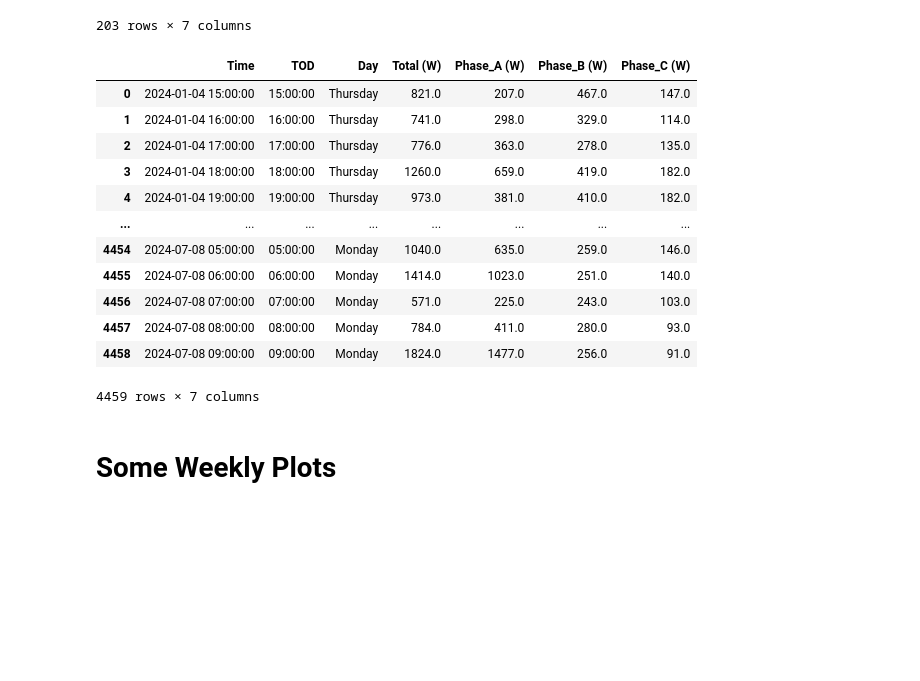
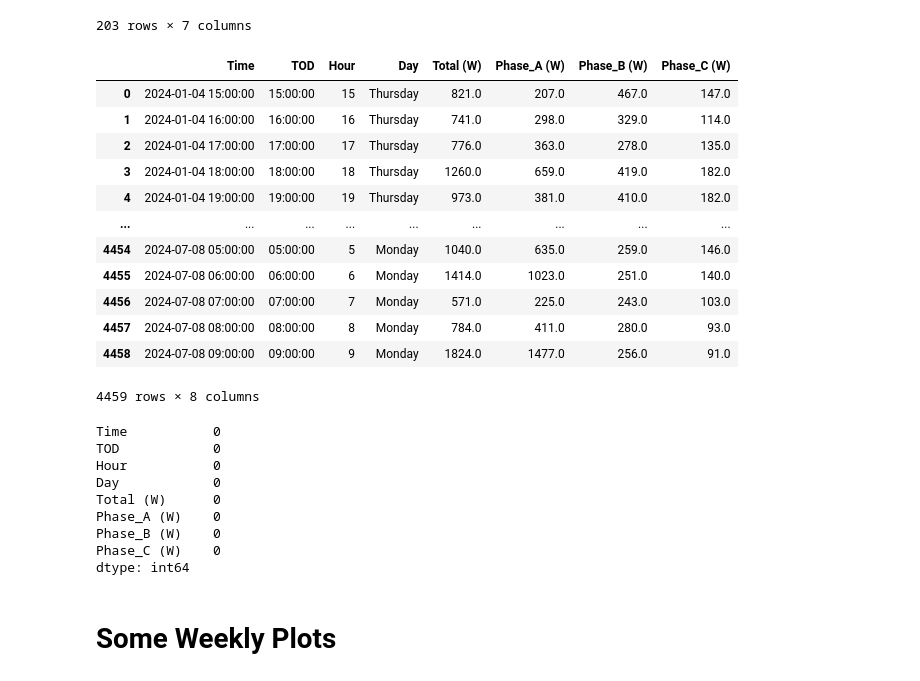
Before and after one commit to nabinhere/Load-Forecasting, a Jupyter notebook: forecast_data_preprocess.ipynb, the cells around one changed output. Saved outputs shown, nothing was run; the diff lists cells and outputs as text; code cells hidden in the pictures; blank space fills up the shorter version.

```diff
--- a/forecast_data_preprocess.ipynb
+++ b/forecast_data_preprocess.ipynb
@@ -242,22 +243,38 @@ for i in range (len(df_missing)):
   prev_index = data[data['Time']==prev_time].index[0]
   row_to_append = df_missing[df_missing['Time']==df_missing['Time'][i]]
   data = pd.concat([data[:prev_index + 1], row_to_append, data[prev_index + 1:]], ignore_index=True)
+# %%
+# Create a new column for hours and insert it after the TOD column
+data['Hour'] = data['Time'].dt.hour
+Hour = data.pop('Hour')
+data.insert(2, 'Hour', Hour)
+data
+# %% [output]
+|  | Time | TOD | Hour | Day | Total (W) | Phase_A (W) | Phase_B (W) | Phase_C (W) |
+| 0 | 2024-01-04 15:00:00 | 15:00:00 | 15 | Thursday | 821.0 | 207.0 | 467.0 | 147.0 |
+| 1 | 2024-01-04 16:00:00 | 16:00:00 | 16 | Thursday | 741.0 | 298.0 | 329.0 | 114.0 |
+| 2 | 2024-01-04 17:00:00 | 17:00:00 | 17 | Thursday | 776.0 | 363.0 | 278.0 | 135.0 |
+| 3 | 2024-01-04 18:00:00 | 18:00:00 | 18 | Thursday | 1260.0 | 659.0 | 419.0 | 182.0 |
+| 4 | 2024-01-04 19:00:00 | 19:00:00 | 19 | Thursday | 973.0 | 381.0 | 410.0 | 182.0 |
+| ... | ... | ... | ... | ... | ... | ... | ... | ... |
+| 4454 | 2024-07-08 05:00:00 | 05:00:00 | 5 | Monday | 1040.0 | 635.0 | 259.0 | 146.0 |
+| 4455 | 2024-07-08 06:00:00 | 06:00:00 | 6 | Monday | 1414.0 | 1023.0 | 251.0 | 140.0 |
+| 4456 | 2024-07-08 07:00:00 | 07:00:00 | 7 | Monday | 571.0 | 225.0 | 243.0 | 103.0 |
+| 4457 | 2024-07-08 08:00:00 | 08:00:00 | 8 | Monday | 784.0 | 411.0 | 280.0 | 93.0 |
+| 4458 | 2024-07-08 09:00:00 | 09:00:00 | 9 | Monday | 1824.0 | 1477.0 | 256.0 | 91.0 |
+4459 rows × 8 columns
 # %%
-data
+data.isna().sum()
 # %% [output]
-|  | Time | TOD | Day | Total (W) | Phase_A (W) | Phase_B (W) | Phase_C (W) |
-| 0 | 2024-01-04 15:00:00 | 15:00:00 | Thursday | 821.0 | 207.0 | 467.0 | 147.0 |
-| 1 | 2024-01-04 16:00:00 | 16:00:00 | Thursday | 741.0 | 298.0 | 329.0 | 114.0 |
-| 2 | 2024-01-04 17:00:00 | 17:00:00 | Thursday | 776.0 | 363.0 | 278.0 | 135.0 |
-| 3 | 2024-01-04 18:00:00 | 18:00:00 | Thursday | 1260.0 | 659.0 | 419.0 | 182.0 |
-| 4 | 2024-01-04 19:00:00 | 19:00:00 | Thursday | 973.0 | 381.0 | 410.0 | 182.0 |
-| ... | ... | ... | ... | ... | ... | ... | ... |
-| 4454 | 2024-07-08 05:00:00 | 05:00:00 | Monday | 1040.0 | 635.0 | 259.0 | 146.0 |
-| 4455 | 2024-07-08 06:00:00 | 06:00:00 | Monday | 1414.0 | 1023.0 | 251.0 | 140.0 |
-| 4456 | 2024-07-08 07:00:00 | 07:00:00 | Monday | 571.0 | 225.0 | 243.0 | 103.0 |
-| 4457 | 2024-07-08 08:00:00 | 08:00:00 | Monday | 784.0 | 411.0 | 280.0 | 93.0 |
-| 4458 | 2024-07-08 09:00:00 | 09:00:00 | Monday | 1824.0 | 1477.0 | 256.0 | 91.0 |
-4459 rows × 7 columns
+Time           0
+TOD            0
+Hour           0
+Day            0
+Total (W)      0
+Phase_A (W)    0
+Phase_B (W)    0
+Phase_C (W)    0
+dtype: int64
 # %% [markdown]
 # Some Weekly Plots
 # %%
```
Also changed, not shown: parts of 12 cells of this notebook.
